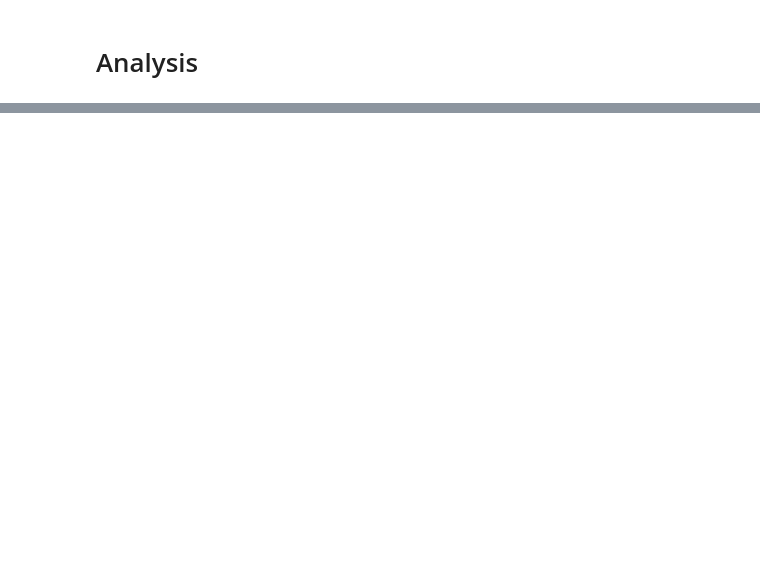
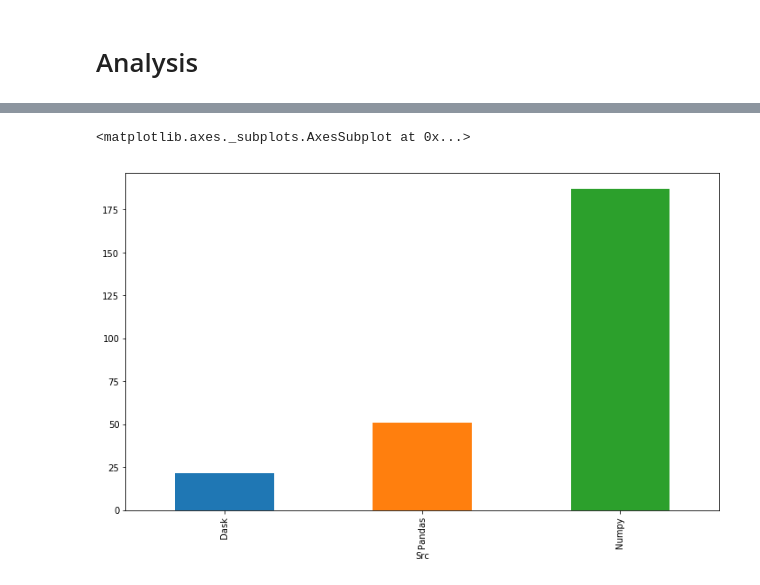
Before and after one commit to JIVJGFJZKF/experiment_calc_pi, a Jupyter notebook: make_pi.ipynb, the cells around one changed output, grey strips where cells are left out. Drawn from its saved outputs; the diff is of its cells as text; code cells hidden in the pictures; blank space fills up the shorter version.

```diff
--- a/make_pi.ipynb
+++ b/make_pi.ipynb
@@ -54,7 +57,7 @@ Wall time: 19.1 s
 # %% [markdown]
 # Using Pandas
 # %%
-def get_pi_df(val_size,val_max,val_seed=val_seed):
+def get_pi_pandas(val_size,val_max,val_seed=val_seed):
     if(val_size <= val_max):
         time_start = datetime.datetime.now()
         np.random.seed(val_seed)
@@ -66,7 +69,7 @@ def get_pi_df(val_size,val_max,val_seed=val_seed):
         tmp_pi = 4*(df['less_than_1'].sum()/val_size)
         time_end = datetime.datetime.now()
         total_s = (time_end-time_start).total_seconds()
-        print('Calc. value pi = '+str(tmp_pi)+'; sample size = '+str(val_size)+' ('+str(100*round(val_size/val_max,5))+'% of total); took '+str(total_s)+' secs.')
+        print('Calc. value pi = '+str(tmp_pi)+'; sample size = '+str('{:,}'.format(val_size))+' ('+str(100*round(val_size/val_max,5))+'% of total); took '+str(total_s)+' secs.')
     return(pd.Series([tmp_pi,total_s]))
 # %%
 %%time
@@ -148,0 +193,7 @@ df_all.plot.scatter(x='Time',y='ErrorMag',figsize=(12,7))
+# %%
+df_all_agg = df_all.pivot_table(index='Src',values='Time',aggfunc=sum).reset_index()
+df_all_agg.sort_values(by='Time',inplace=True)
+df_all_agg.plot.bar(x='Src',y='Time',figsize=(12,7),legend=False)
+# %% [output]
+<matplotlib.axes._subplots.AxesSubplot at 0x...>
+[figure, added]
```
Also changed, not shown: parts of 21 cells of this notebook.
